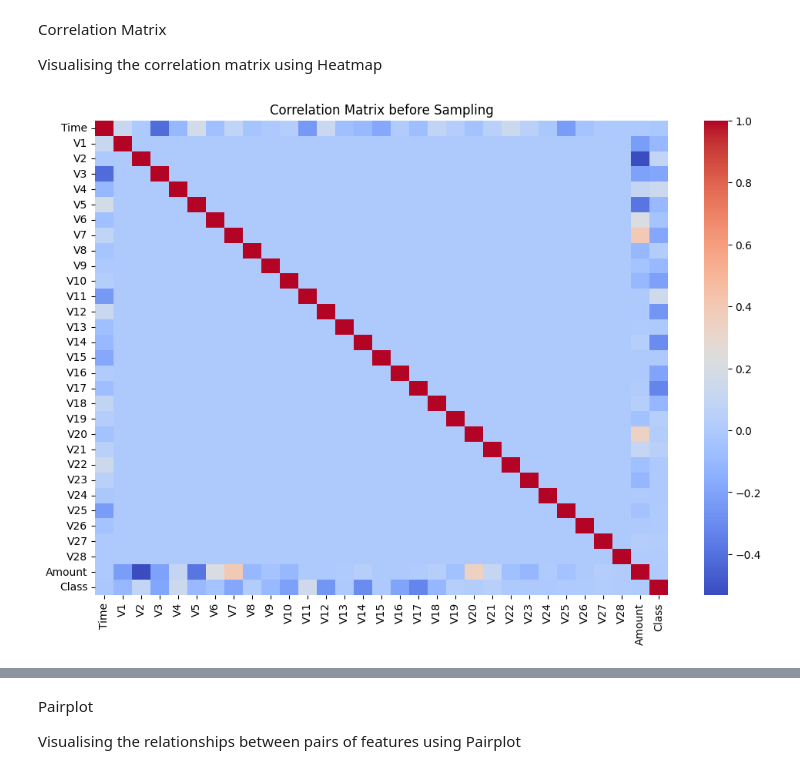
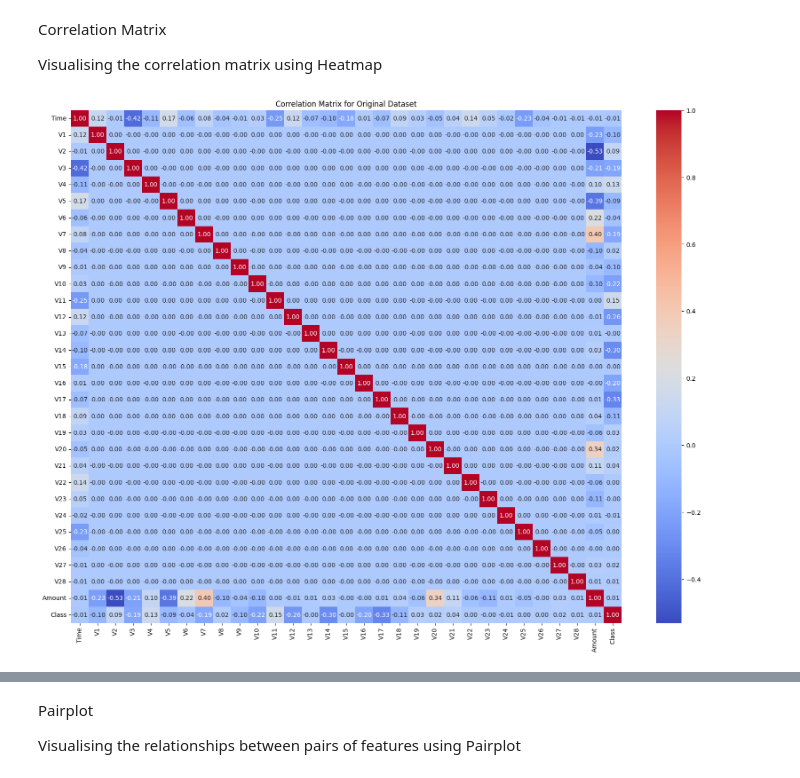
Before and after one commit to JLearning5/CSC320projectCCfraud, a Jupyter notebook: notebooks/Fraud_detection.ipynb, the cells around one changed output, grey strips where cells are left out. Cells and saved outputs as stored; diff of their text form; code cells hidden in the pictures.

```diff
--- a/notebooks/Fraud_detection.ipynb
+++ b/notebooks/Fraud_detection.ipynb
@@ -400,10 +344,13 @@ Correlation Matrix
 
 Visualising the correlation matrix using Heatmap
 # %%
-corr_matrix = df.corr()
-plt.figure(figsize=(12, 8))
-sns.heatmap(corr_matrix, annot=False, cmap='coolwarm')
-plt.title('Correlation Matrix before Sampling')
+# Compute the correlation matrix for the original dataset
+corr_matrix_original = df.corr()
+
+# Plot the correlation matrix
+plt.figure(figsize=(20, 15))
+sns.heatmap(corr_matrix_original, annot=True, fmt='.2f', cmap='coolwarm')
+plt.title('Correlation Matrix for Original Dataset')
 plt.show()
 # %% [output]
-[figure, old version]
+[figure, new version]
```
Also changed, not shown: parts of 56 cells of this notebook.
